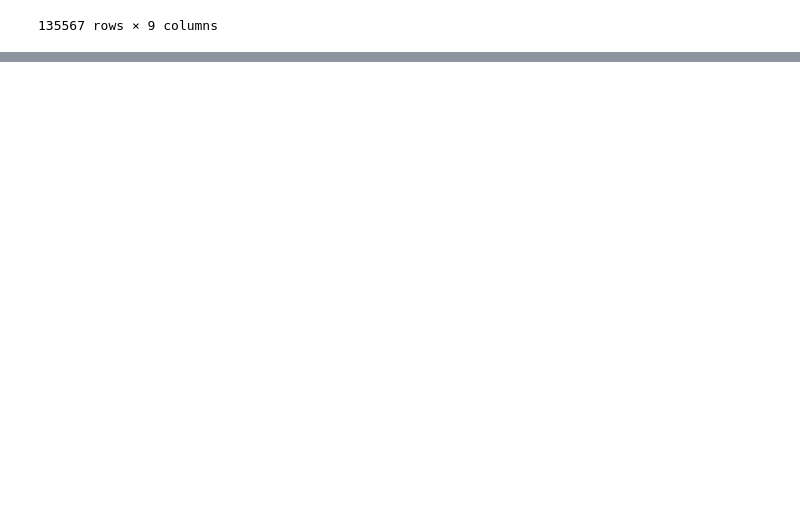
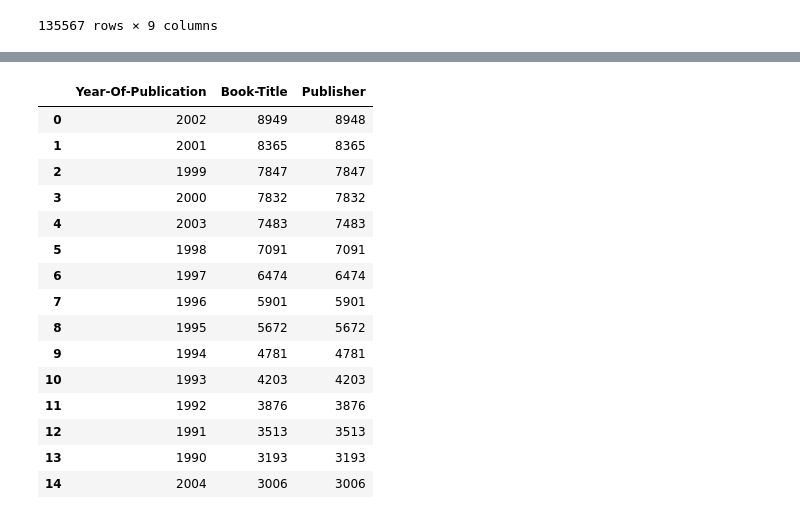
Before and after one commit to vivek-2567/Book-Recommendation-System, a Jupyter notebook: Book_Recommendation_System.ipynb, the cells around one changed output, grey strips where cells are left out. Drawn from its saved outputs; the diff is of its cells as text; code cells hidden in the pictures; blank space fills up the shorter version.

```diff
--- a/Book_Recommendation_System.ipynb
+++ b/Book_Recommendation_System.ipynb
@@ -295,0 +319,19 @@ z
+# %%
+z.groupby("Year-Of-Publication").count()[['Book-Title',"Publisher"]].sort_values(['Book-Title'],ascending = False).reset_index().head(15)
+# %% [output]
+|  | Year-Of-Publication | Book-Title | Publisher |
+| 0 | 2002 | 8949 | 8948 |
+| 1 | 2001 | 8365 | 8365 |
+| 2 | 1999 | 7847 | 7847 |
+| 3 | 2000 | 7832 | 7832 |
+| 4 | 2003 | 7483 | 7483 |
+| 5 | 1998 | 7091 | 7091 |
+| 6 | 1997 | 6474 | 6474 |
+| 7 | 1996 | 5901 | 5901 |
+| 8 | 1995 | 5672 | 5672 |
+| 9 | 1994 | 4781 | 4781 |
+| 10 | 1993 | 4203 | 4203 |
+| 11 | 1992 | 3876 | 3876 |
+| 12 | 1991 | 3513 | 3513 |
+| 13 | 1990 | 3193 | 3193 |
+| 14 | 2004 | 3006 | 3006 |
```
Also changed, not shown: parts of 18 cells of this notebook, 6 other files.
